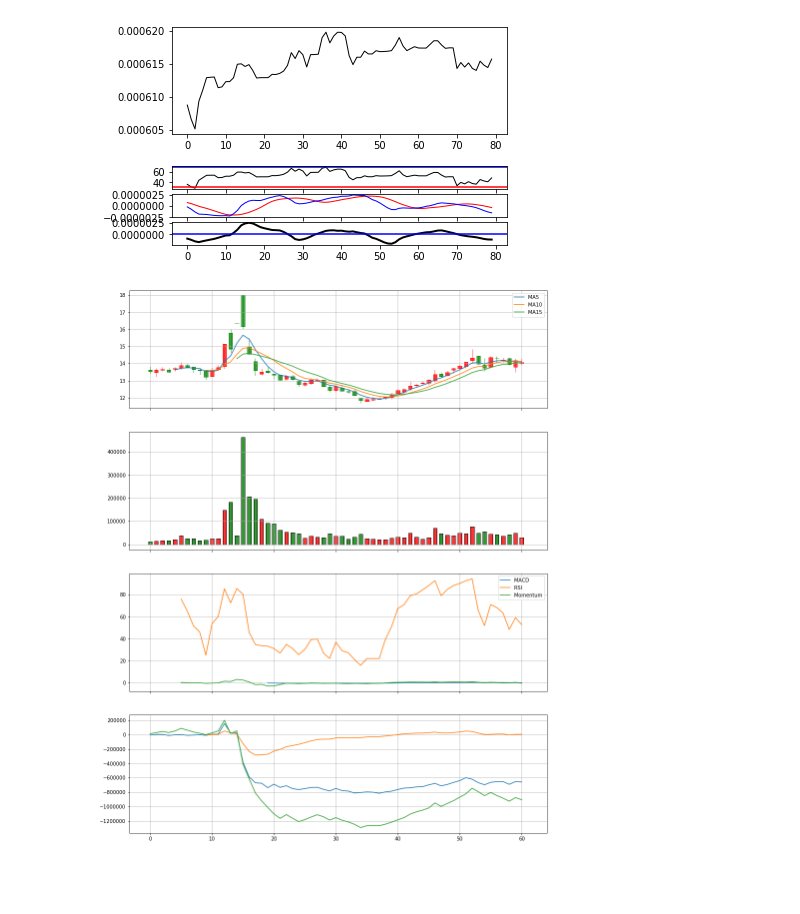
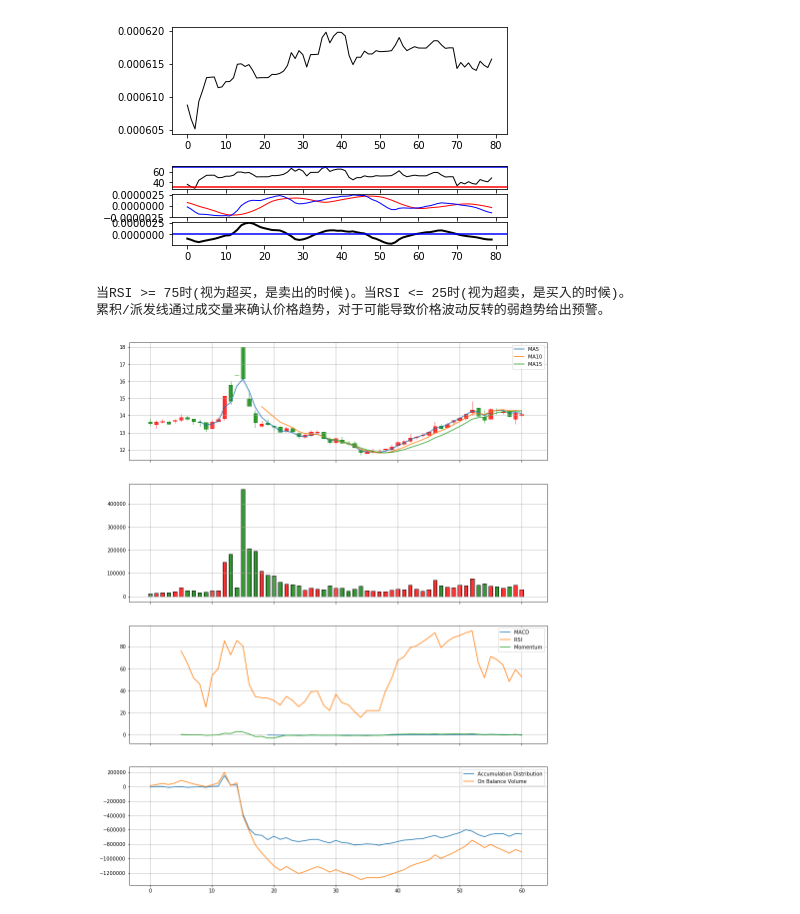
Before and after one commit to alanz2015/MyQuantitativeAlgoTest, a Jupyter notebook: StudyNote20191230.ipynb, the cells around one changed output. Drawn from its saved outputs; the diff is of its cells as text; code cells hidden in the pictures; blank space fills up the shorter version.

Commit message:
Add more indicators

```diff
--- a/StudyNote20191230.ipynb
+++ b/StudyNote20191230.ipynb
@@ -166,8 +166,20 @@ plt.show()
 # TA-Lib common functions library - TALIB: http://qtstalker.sourceforge.net/talib.html
 #                                          https://mrjbq7.github.io/ta-lib/func_groups/volume_indicators.html
 # Trading Strategy: Technical Analysis with Python TA-Lib:
+#     https://towardsdatascience.com/trading-technical-analysis-with-pandas-43e737a17861
 #     https://medium.com/m/global-identity?redirectUrl=https%3A%2F%2Ftowardsdatascience.com%2Ftrading-strategy-technical-analysis-with-python-ta-lib-3ce9d6ce5614
 # Full technical desc for TA-LIB: https://mrjbq7.github.io/ta-lib/
+'''
+Trend Indicators
+================
+Reference: https://blog.quantinsti.com/indicators-build-trend-following-strategy/
+* Moving Averages
+* Bollinger Bands
+* MACD (Moving Average Convergence Divergence)
+* RSI (Relative Strength Index)
+* OBV (On Balance Volume)
+'''
+
 import tushare as ts
 import numpy as np
 import matplotlib.pyplot as plt
@@ -184,43 +196,51 @@ End_date   = '2019-12-31'
 df_300427 = ts.get_hist_data('300427', start=start_date, end=End_date, ktype='D')
 df_300427=df_300427.sort_index() # Index on date in ascend order
 # print(df_300427) Verify the read out data index
+# print(df_300427.shape) Find out how many transaction days for a specified time period
 
 # "計算均線"
-sma_5  = talib.MA(np.array(df_300427['close']), timeperiod = 5, matype = 2)
-sma_10 = talib.MA(np.array(df_300427['close']), timeperiod = 10, matype = 2)
-sma_15 = talib.MA(np.array(df_300427['close']), timeperiod = 15, matype = 2)
+sma_5  = talib.MA(np.array(df_300427['close']), timeperiod = 5, matype = 3)
+sma_10 = talib.MA(np.array(df_300427['close']), timeperiod = 10, matype = 3)
+sma_15 = talib.MA(np.array(df_300427['close']), timeperiod = 15, matype = 3)
 
 macd, macdSignal, macdHist = talib.MACD(np.array(df_300427['close']),
                             fastperiod=6, slowperiod=12, signalperiod=9)
 rsi = talib.RSI(np.array(df_300427['close']), timeperiod = 5)     #RSI的天数一般是6、12、24
 mom = talib.MOM(np.array(df_300427['close']), timeperiod=5)
+up, mid, low = talib.BBANDS(np.array(df_300427['close']), timeperiod=20, nbdevup=2, nbdevdn=2, matype=0)
+
 ad  = talib.AD(df_300427['high'], df_300427['low'], df_300427['close'], df_300427['volume']).values
 adosc = talib.ADOSC(df_300427['high'], df_300427['low'], df_300427['close'], df_300427['volume'], fastperiod=3, slowperiod=10).values
 obv = talib.OBV(df_300427['close'], df_300427['volume']).values
 # print(ad.__class__) Check type of the return obj for plot processing
 
 fig,(ax1, ax2, ax3, ax4) = plt.subplots(4,1,figsize=(15,20), sharex = True)
 mpf.candlestick2_ochl(ax1, df_300427['open'], df_300427['close'], df_300427['high'],df_300427['low'], width=0.6, colorup='r', colordown='g', alpha=0.75)
 mpf.volume_overlay(ax2, df_300427['open'], df_300427['close'], df_300427['volume'], colorup='r', colordown='g', width=0.6, alpha=0.8)
 ax1.plot(sma_5,  label='MA5')
 ax1.plot(sma_10, label='MA10')
 ax1.plot(sma_15, label='MA15')
 ax1.legend()
 ax1.grid()
 ax2.grid()
+
+print("当RSI >= 75时(视为超买，是卖出的时候)。当RSI <= 25时(视为超卖，是买入的时候)。")
+print("累积/派发线通过成交量来确认价格趋势，对于可能导致价格波动反转的弱趋势给出预警。")
 ax3.plot(macd, label = 'MACD')
 # ax3.plot(macdSignal, label = 'MACD Signal')
 # ax3.plot(macdHist, label = 'MACD History')
 ax3.plot(rsi, label = 'RSI')
 ax3.plot(mom, label = 'Momentum')
 ax3.legend()
 ax3.grid()
 
+ax4.plot(ad, label = 'Accumulation Distribution')
+# ax4.plot(adosc, label = 'Chaikin A/D Oscillator')
+ax4.plot(obv, label = 'On Balance Volume')
 ax4.legend()
 ax4.grid()
-ax4.plot(ad, label = 'Accumulation Distribution')
-ax4.plot(adosc, label = 'Chaikin A/D Oscillator')
-ax4.plot(obv, label = 'On Balance Volume')
 plt.show()
 # %% [output]
+当RSI >= 75时(视为超买，是卖出的时候)。当RSI <= 25时(视为超卖，是买入的时候)。
+累积/派发线通过成交量来确认价格趋势，对于可能导致价格波动反转的弱趋势给出预警。
-[figure, old version]
+[figure, new version]
```
